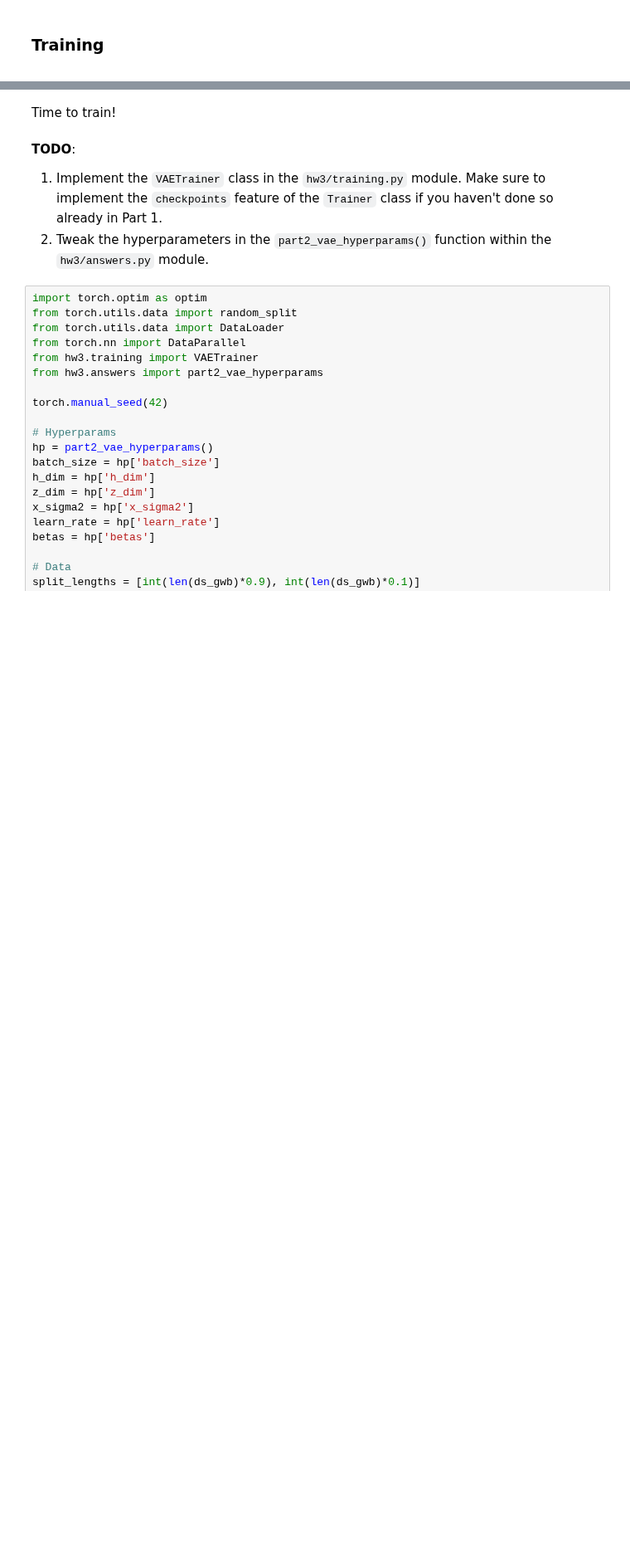
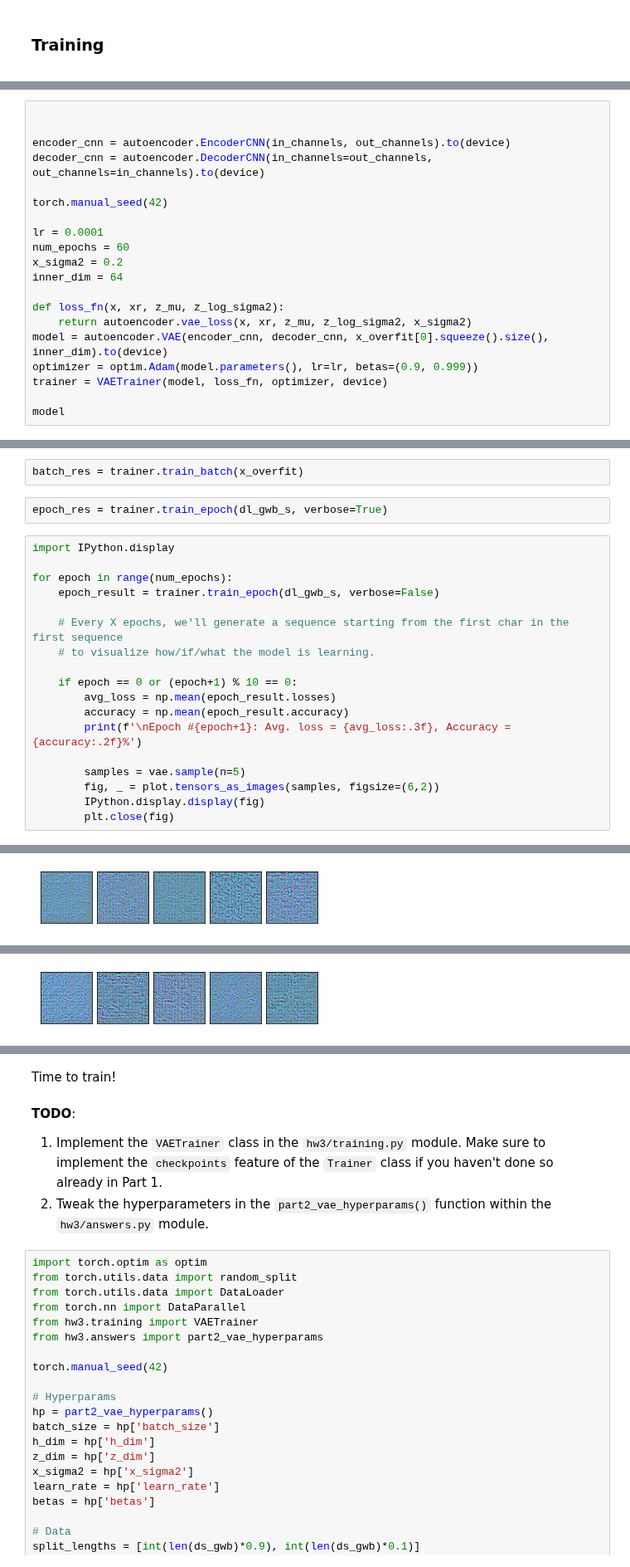
Before and after one commit to danizil/DL_hw3, a Jupyter notebook: Part2_VAE.ipynb, the cells around one changed output, grey strips where cells are left out. Shown at 83% size. Drawn from its saved outputs; the diff is of its cells as text; blank space fills up the shorter version.

```diff
--- a/Part2_VAE.ipynb
+++ b/Part2_VAE.ipynb
@@ -435,0 +462,20 @@ _ = plot.tensors_as_images(samples)
+# %%
+
+
+encoder_cnn = autoencoder.EncoderCNN(in_channels, out_channels).to(device)
+decoder_cnn = autoencoder.DecoderCNN(in_channels=out_channels, out_channels=in_channels).to(device)
+
+torch.manual_seed(42)
+
+lr = 0.0001
+num_epochs = 60
+x_sigma2 = 0.2
+inner_dim = 64
+
+def loss_fn(x, xr, z_mu, z_log_sigma2):
+    return autoencoder.vae_loss(x, xr, z_mu, z_log_sigma2, x_sigma2)
+model = autoencoder.VAE(encoder_cnn, decoder_cnn, x_overfit[0].squeeze().size(), inner_dim).to(device)
+optimizer = optim.Adam(model.parameters(), lr=lr, betas=(0.9, 0.999))
+trainer = VAETrainer(model, loss_fn, optimizer, device)
+
+model
@@ -435,0 +544,23 @@ _ = plot.tensors_as_images(samples)
+# %%
+batch_res = trainer.train_batch(x_overfit)
+# %%
+epoch_res = trainer.train_epoch(dl_gwb_s, verbose=True)
+# %%
+import IPython.display
+
+for epoch in range(num_epochs):
+    epoch_result = trainer.train_epoch(dl_gwb_s, verbose=False)
+
+    # Every X epochs, we'll generate a sequence starting from the first char in the first sequence
+    # to visualize how/if/what the model is learning.
+
+    if epoch == 0 or (epoch+1) % 10 == 0:
+        avg_loss = np.mean(epoch_result.losses)
+        accuracy = np.mean(epoch_result.accuracy)
+        print(f'\nEpoch #{epoch+1}: Avg. loss = {avg_loss:.3f}, Accuracy = {accuracy:.2f}%')
+
+        samples = vae.sample(n=5)
+        fig, _ = plot.tensors_as_images(samples, figsize=(6,2))
+        IPython.display.display(fig)
+        plt.close(fig)
+# %% [output]
@@ -435,0 +568 @@ _ = plot.tensors_as_images(samples)
+[figure, added]
@@ -435,0 +570 @@ _ = plot.tensors_as_images(samples)
+[figure, added]
```
Also changed, not shown: parts of 16 cells of this notebook, 3 other files.
